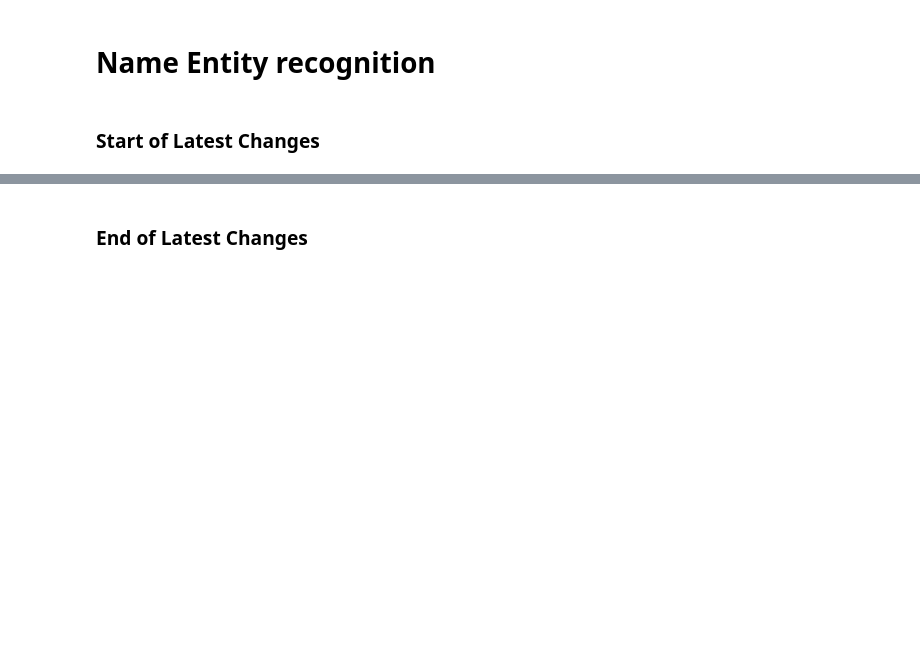
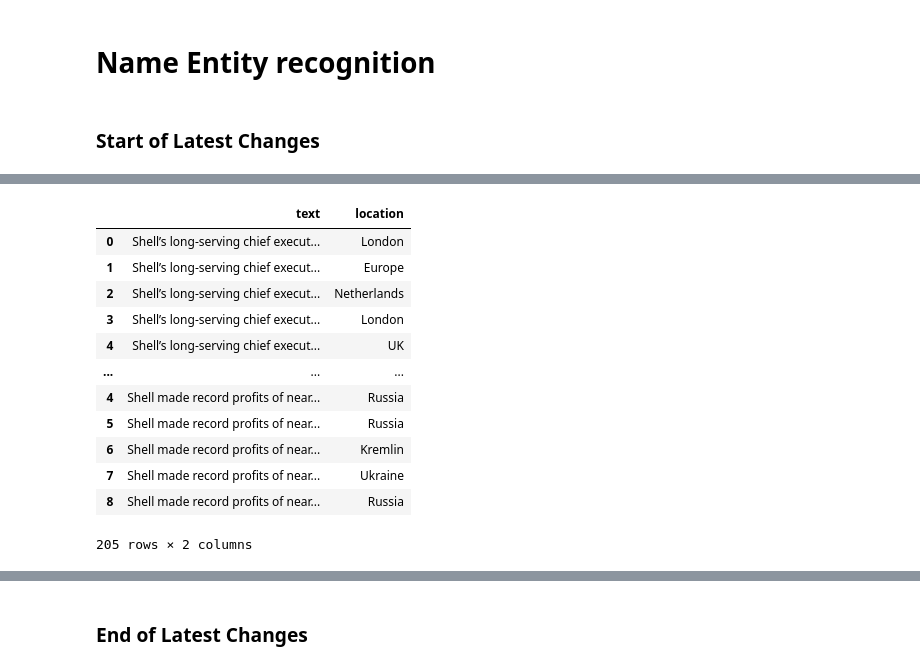
Before and after one commit to kojosbk/SDG_Allennlp, a Jupyter notebook: TeamA_Experiment.ipynb, the cells around one changed output, grey strips where cells are left out. Drawn from its saved outputs; the diff is of its cells as text; code cells hidden in the pictures; blank space fills up the shorter version.

```diff
--- a/TeamA_Experiment.ipynb
+++ b/TeamA_Experiment.ipynb
@@ -475,38 +492,30 @@ df_org
 from allennlp.data.tokenizers.sentence_splitter import SpacySentenceSplitter
 from allennlp.predictors.predictor import Predictor
 import allennlp_models.tagging
-
-def get_location(df_org):
-  df_location =[]
-  for _, row in pd.DataFrame({"beg": df_org.loc[lambda x: x["tags"] == "B-ORG"].index.values,
-                "end": df_org.loc[lambda x: x["tags"] == "L-ORG"].index.values + 1}).iterrows():
-    df_organization.append(df_org.iloc[row["beg"]:row["end"]]["words"].str.cat(sep=" "))
-
-  for _, row in pd.DataFrame({"beg": df_org.loc[lambda x: x["tags"] == "B-LOC"].index.values,
-                "end": df_org.loc[lambda x: x["tags"] == "L-LOC"].index.values + 1}).iterrows():
-    df_location.append(df_org.iloc[row["beg"]:row["end"]]["words"].str.cat(sep=" "))
-
-  df_organization.extend(df_org.loc[lambda x: x["tags"] == "U-ORG"]["words"].to_list())
-  df_location.extend(df_org.loc[lambda x: x["tags"] == "U-LOC"]["words"].to_list())
-  return df_organization, df_location
+from tqdm import tqdm
+def get_location(df_loc):
+  df_ent = []
+  for _, row in pd.DataFrame({"beg": df_loc.loc[lambda x: x["tags"] == "B-LOC"].index.values,
+                "end": df_loc.loc[lambda x: x["tags"] == "L-LOC"].index.values + 1}).iterrows():
+    df_ent.append(df_loc.iloc[row["beg"]:row["end"]]["words"].str.cat(sep=" "))
+  df_ent.extend(df_loc.loc[lambda x: x["tags"] == "U-LOC"]["words"].to_list())
+  return df_ent
 
 
-df_orgs = []
-df_locs =[]
+df_edges = []
 for _, row in tqdm(list(train.iterrows())):
-  df_org = []
+  df_loc = []
   sents = SpacySentenceSplitter().split_sentences(row["text"])
   for i, s in list(enumerate(sents)):
     res = nlp_model.predict(
       sentence=s
     )
-    df_org.append(pd.DataFrame({"tags": res["tags"], "words": res["words"], "text": row["text"]})\
-    .loc[lambda x: x["tags"].str.contains("ORG")])
+    df_loc.append(pd.DataFrame({"tags": res["tags"], "words": res["words"], "text": row["text"]})\
+    .loc[lambda x: x["tags"].str.contains("LOC")])
 
-  df_org = pd.concat(df_org).reset_index(drop=True)
-  df_organization, df_location = get_ent(df_org)
-  df_orgs.append(pd.DataFrame({"src": row["text"], "organization": df_organization}))
-  df_locs.append(pd.DataFrame({"src": row["text"], "location": df_location}))
+  df_loc = pd.concat(df_loc).reset_index(drop=True)
+  df_ent = get_location(df_loc)
+  df_edges.append(pd.DataFrame({"text": row["text"], "location": df_ent}))
 
-df_org = pd.concat(df_orgs)
-df_loc = pd.concat(df_locs)
+
+df_loc = pd.concat(df_edges)
@@ -515,0 +522,17 @@ df_loc
+# %%
+df_loc2 = df_loc.copy()
+df_loc2
+# %% [output]
+|  | text | location |
+| 0 | Shell’s long-serving chief execut... | London |
+| 1 | Shell’s long-serving chief execut... | Europe |
+| 2 | Shell’s long-serving chief execut... | Netherlands |
+| 3 | Shell’s long-serving chief execut... | London |
+| 4 | Shell’s long-serving chief execut... | UK |
+| ... | ... | ... |
+| 4 | Shell made record profits of near... | Russia |
+| 5 | Shell made record profits of near... | Russia |
+| 6 | Shell made record profits of near... | Kremlin |
+| 7 | Shell made record profits of near... | Ukraine |
+| 8 | Shell made record profits of near... | Russia |
+205 rows × 2 columns
```
Also changed, not shown: parts of 7 cells of this notebook, 2 other files.
